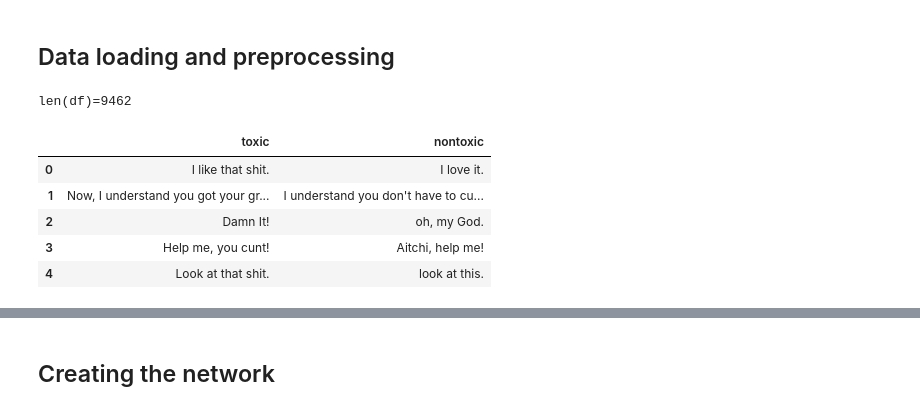
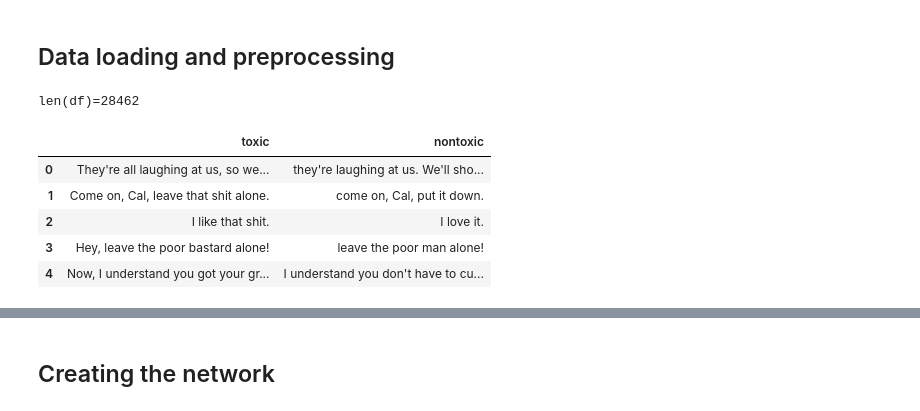
Before and after one commit to dsomni/text-detoxification, a Jupyter notebook: notebooks/2.0-torchtext-transformer.ipynb, the cells around one changed output, grey strips where cells are left out. Cells and saved outputs as stored; diff of their text form; code cells hidden in the pictures.

```diff
--- a/notebooks/2.0-torchtext-transformer.ipynb
+++ b/notebooks/2.0-torchtext-transformer.ipynb
@@ -30,13 +24,12 @@ warnings.filterwarnings("ignore")
 # %%
-# df = pd.read_csv('/content/drive/MyDrive/pmldl1_datasets/dataset_xs.csv')
-df = pd.read_csv("../data/raw/dataset_xs.csv")
+df = pd.read_csv("../data/raw/dataset_md.csv")
 print(f"{len(df)=}")
 df.head()
 # %% [output]
-len(df)=9462
+len(df)=28462
 |  | toxic | nontoxic |
-| 0 | I like that shit. | I love it. |
-| 1 | Now, I understand you got your gr... | I understand you don't have to cu... |
-| 2 | Damn It! | oh, my God. |
-| 3 | Help me, you cunt! | Aitchi, help me! |
-| 4 | Look at that shit. | look at this. |
+| 0 | They're all laughing at us, so we... | they're laughing at us. We'll sho... |
+| 1 | Come on, Cal, leave that shit alone. | come on, Cal, put it down. |
+| 2 | I like that shit. | I love it. |
+| 3 | Hey, leave the poor bastard alone! | leave the poor man alone! |
+| 4 | Now, I understand you got your gr... | I understand you don't have to cu... |
```
Also changed, not shown: parts of 21 cells of this notebook, 3 other files.
